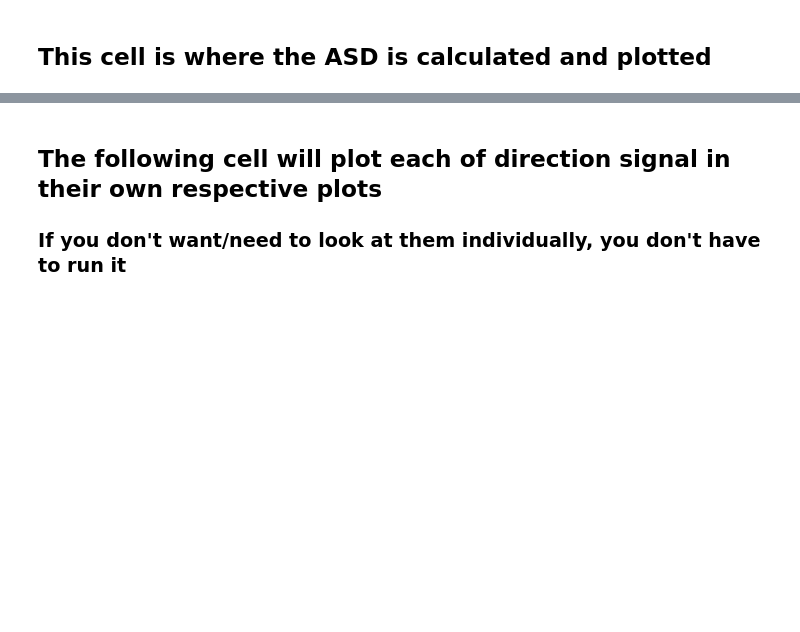
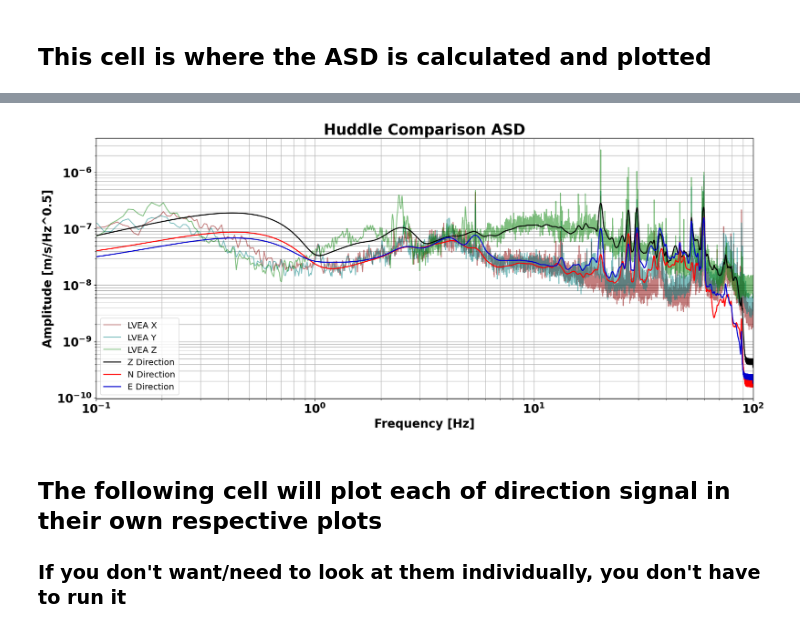
Before and after one commit to EquivocalBeing/Research_Code, a Jupyter notebook: Summer 2024/Seismometer_Analysis_Prime.ipynb, the cells around one changed output, grey strips where cells are left out. Saved outputs shown, nothing was run; the diff lists cells and outputs as text; code cells hidden in the pictures; blank space fills up the shorter version.

```diff
--- a/Summer 2024/Seismometer_Analysis_Prime.ipynb
+++ b/Summer 2024/Seismometer_Analysis_Prime.ipynb
@@ -371,3 +371,47 @@ plt.grid(True)
+# %%
+huddle = pd.read_csv(r"C:\Users\cacam\Documents\data_files\huddle_files\huddle_data_file_8_14.txt", delimiter="\s+")
+
+huddle.columns = ["frequency", "x", "y", "z"]
+
+hf = huddle["frequency"]
+hx = huddle["x"] * 0.0076 * 10 ** -6
+hy = huddle["y"] * 0.0076 * 10 ** -6
+hz = huddle["z"] * 0.0076 * 10 ** -6
+
+cz = az * 0.0015 * 10 ** -6
+cn = an * 0.0015 * 10 ** -6
+ce = ae * 0.0015 * 10 ** -6
+
+################################################################################################################################
+
+plt.figure(figsize = (20, 8))#, dpi = 2500)
+
+plt.yscale('log')
+plt.xscale('log')
+
+plt.title("Huddle Comparison ASD", fontweight = 'bold', fontsize = 25)
+plt.xlabel("Frequency [Hz]", fontweight = "bold", fontsize = 20)
+plt.ylabel("Amplitude [m/s/Hz^0.5]", fontweight = "bold", fontsize = 20)
+
+plt.plot(hf,hx, color = "darkred", label = "LVEA X", alpha = 0.5)
+plt.plot(hf,hy, color = "teal", label = "LVEA Y", alpha = 0.5)
+plt.plot(hf,hz, color = "green", label = "LVEA Z", alpha = 0.5)
+
+plt.plot(f_z, cz, color = 'black', linewidth = 1.75, label = 'Z Direction')
+plt.plot(f_n, cn, color = 'red', linewidth = 1.75, label = 'N Direction')
+plt.plot(f_e, ce, color = 'mediumblue', linewidth = 1.75, label = 'E Direction')
+
+plt.yticks(fontsize = 20, fontweight = "bold")
+plt.xticks(fontsize = 20, fontweight = "bold")
+
+plt.xlim(x_min,x_max)
+
+plt.legend(loc = "lower left", fontsize = 14.5)
+plt.grid(True, which="both", ls="-")
+
+#plt.savefig('**place_img_name_here.format**', bbox_inches='tight')
+# %% [output]
+[figure, added]
 # %% [markdown]
 ## The following cell will plot each of direction signal in their own respective plots
 ### If you don't want/need to look at them individually, you don't have to run it
```
Also changed, not shown: parts of 6 cells of this notebook, 1 other file.
